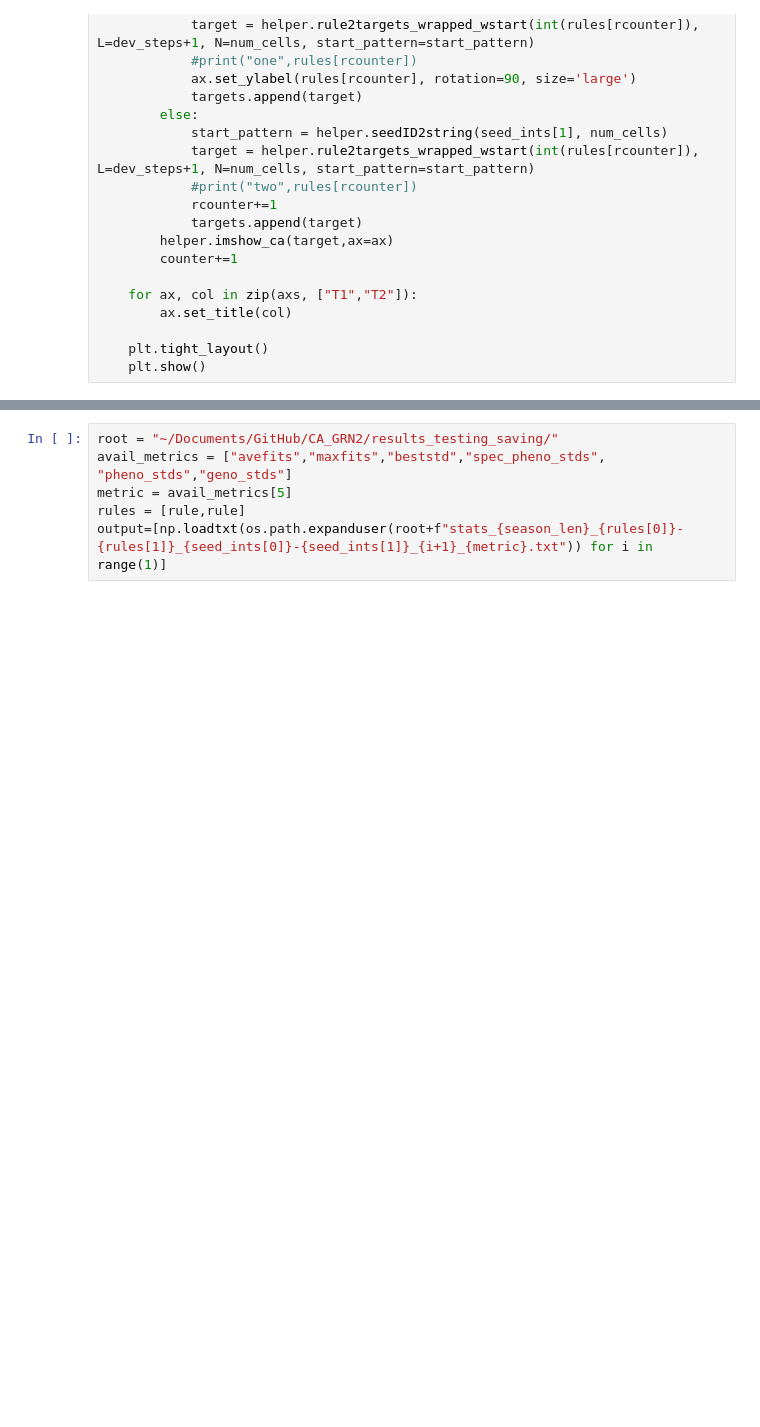
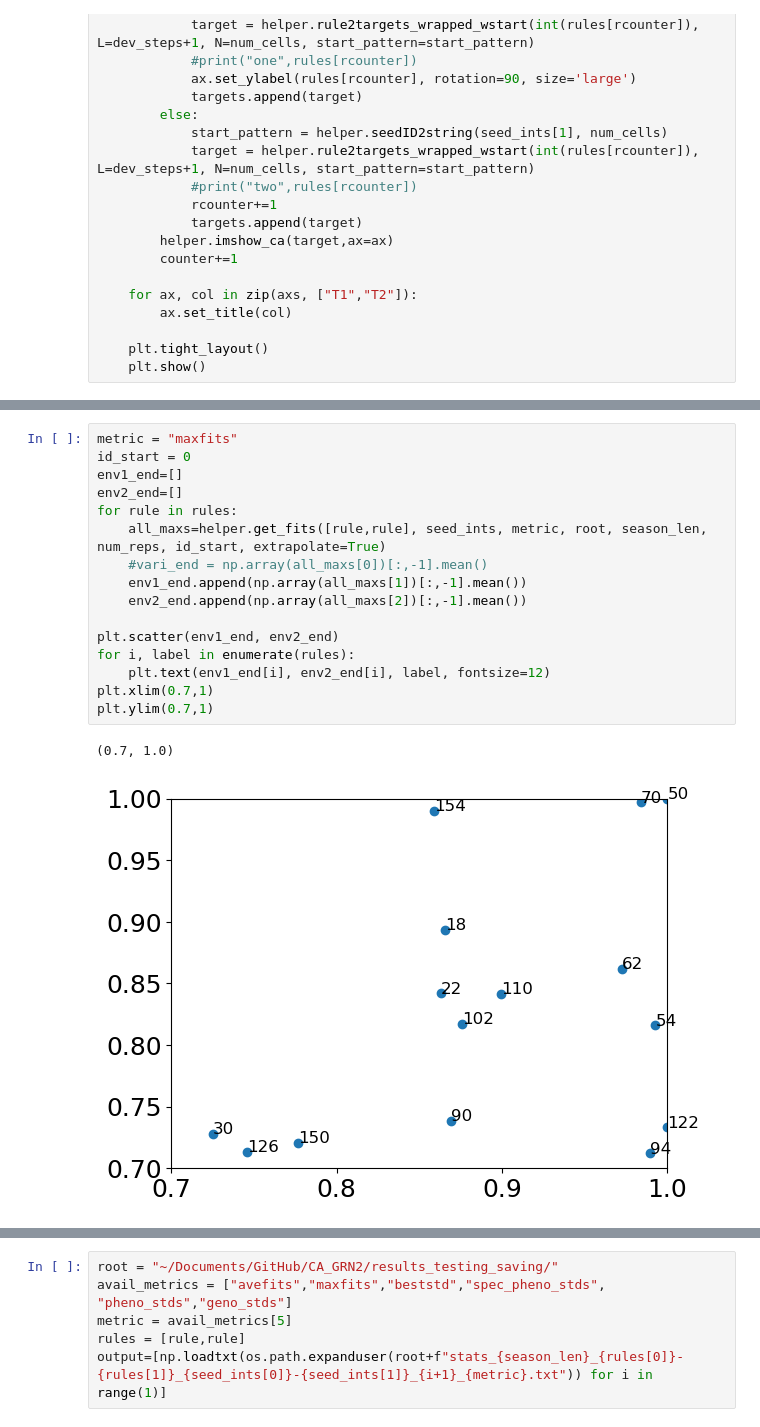
Before and after one commit to Cpetak/CA_GRN2, a Jupyter notebook: variable_maxave.ipynb, the cells around one changed output, grey strips where cells are left out. Cells and saved outputs as stored; diff of their text form; blank space fills up the shorter version.

```diff
--- a/variable_maxave.ipynb
+++ b/variable_maxave.ipynb
@@ -142,3 +141,22 @@ plt.show()
+# %%
+metric = "maxfits"
+id_start = 0
+env1_end=[]
+env2_end=[]
+for rule in rules:
+    all_maxs=helper.get_fits([rule,rule], seed_ints, metric, root, season_len, num_reps, id_start, extrapolate=True)
+    #vari_end = np.array(all_maxs[0])[:,-1].mean()
+    env1_end.append(np.array(all_maxs[1])[:,-1].mean())
+    env2_end.append(np.array(all_maxs[2])[:,-1].mean())
+
+plt.scatter(env1_end, env2_end)
+for i, label in enumerate(rules):
+    plt.text(env1_end[i], env2_end[i], label, fontsize=12)
+plt.xlim(0.7,1)
+plt.ylim(0.7,1)
+# %% [output]
+(0.7, 1.0)
+[figure, added]
 # %%
 #102: no success env 2, 1 success env 1, 3 full success vari, another 4 close
 
```
Also changed, not shown: parts of 5 cells of this notebook, 5 other files.
